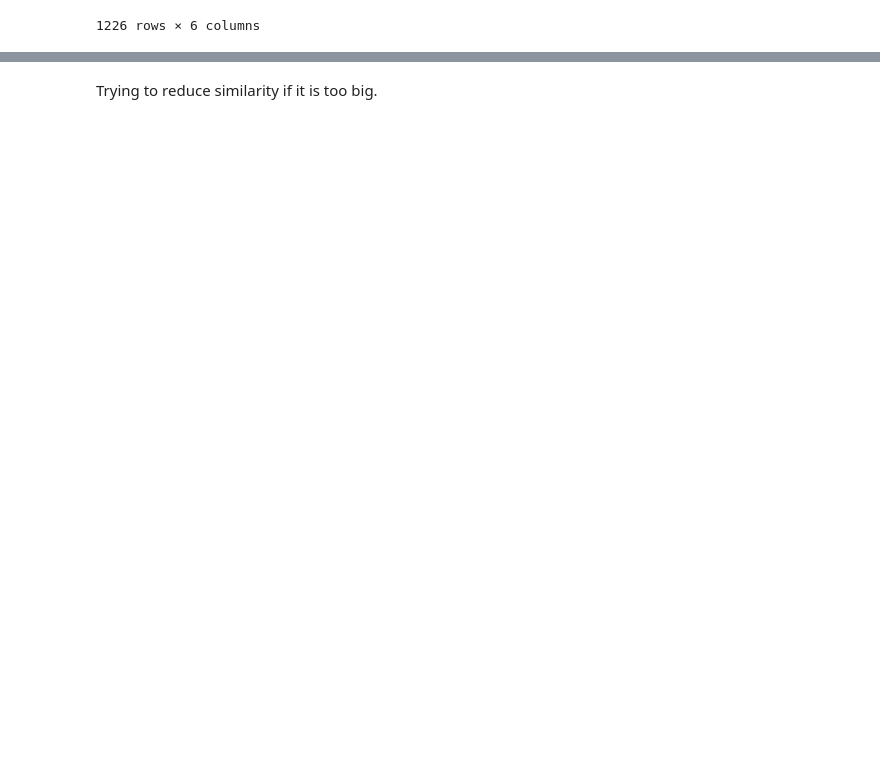
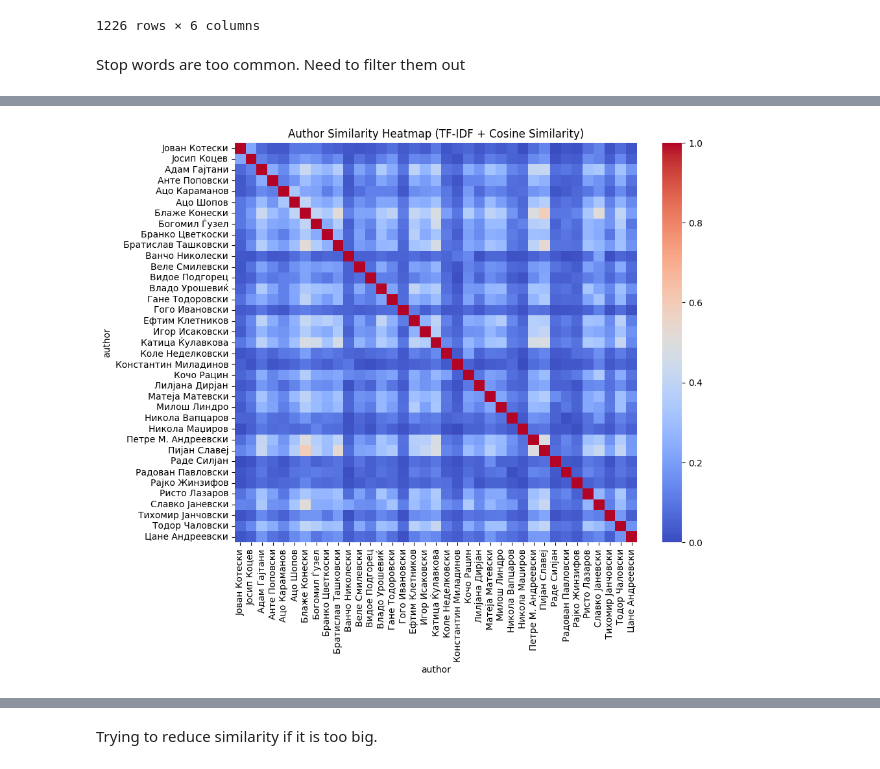
Before and after one commit to IvanNikolovBT/Diploma-Thesis, a Jupyter notebook: classification/author_similarity.ipynb, the cells around one changed output, grey strips where cells are left out. Drawn from its saved outputs; the diff is of its cells as text; code cells hidden in the pictures; blank space fills up the shorter version.

Commit message:
the stop words are just filteted out and give the same results as vbefore

```diff
--- a/classification/author_similarity.ipynb
+++ b/classification/author_similarity.ipynb
@@ -25,0 +69,76 @@ df
+# %% [markdown]
+Stop words are too common. Need to filter them out
+# %%
+import pandas as pd
+import matplotlib.pyplot as plt
+import seaborn as sns
+from sklearn.feature_extraction.text import TfidfVectorizer
+from sklearn.metrics.pairwise import cosine_similarity
+import re
+
+
+try:
+    with open('macedonian_stopwords.txt', 'r', encoding='utf-8') as f:
+        macedonian_stop_words = [line.strip() for line in f if line.strip()]
+    print(f"Loaded {len(macedonian_stop_words)} Macedonian stopwords")
+except FileNotFoundError:
+    print("Error: macedonian_stopwords.txt not found. Please download from https://raw.githubusercontent.com/stopwords-iso/stopwords-mk/master/stopwords-mk.txt")
+    exit(1)
+
+def preprocess_text(text):
+    text = text.lower()
+    text = re.sub(r'[^\w\s]', '', text)
+    return text
+
+df_filtered=df
+df_filtered['song_text'] = df_filtered['song_text'].apply(preprocess_text)
+
+
+author_corpus = df_filtered.groupby("author")["song_text"].apply(lambda x: " ".join(x)).reset_index()
+
+vectorizer = TfidfVectorizer(
+    stop_words=macedonian_stop_words,
+    max_df=0.8,
+    min_df=2
+)
+X = vectorizer.fit_transform(author_corpus["song_text"])
+
+
+feature_names = vectorizer.get_feature_names_out()
+
+
+print("\nAuthor Representations in TF-IDF Space (Top 10 Terms):")
+for idx, author in enumerate(author_corpus["author"]):
+    tfidf_vector = X[idx].toarray()[0]
+    top_indices = tfidf_vector.argsort()[-10:][::-1]
+    top_terms = [feature_names[i] for i in top_indices]
+    top_scores = [tfidf_vector[i] for i in top_indices]
+    print(f"\n{author}:")
+    for term, score in zip(top_terms, top_scores):
+        print(f"  {term}: {score:.3f}")
+
+
+similarity_matrix = cosine_similarity(X, X)
+
+
+similarity_df = pd.DataFrame(
+    similarity_matrix,
+    index=author_corpus["author"],
+    columns=author_corpus["author"]
+)
+
+
+plt.figure(figsize=(10, 8))
+sns.heatmap(similarity_df, cmap="coolwarm", annot=False)
+plt.title("Author Similarity Heatmap (TF-IDF + Cosine Similarity)")
+plt.show()
+
+
+print("\nTop 5 Similar Authors Based on Cosine Similarity:")
+for author in similarity_df.index:
+    sims = similarity_df.loc[author].drop(author)
+    top5 = sims.sort_values(ascending=False).head(5)
+    print(f"\nTop 5 similar authors for {author}:")
+    for other, score in top5.items():
+        print(f"  {other}: {score:.3f}")
+# %% [output]
@@ -25,0 +162 @@ df
+[figure, added]
```
Also changed, not shown: parts of 6 cells of this notebook, 1 other file.
